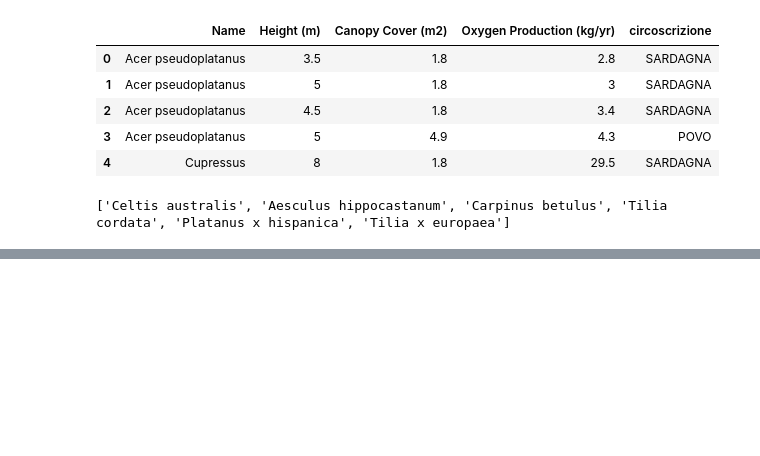
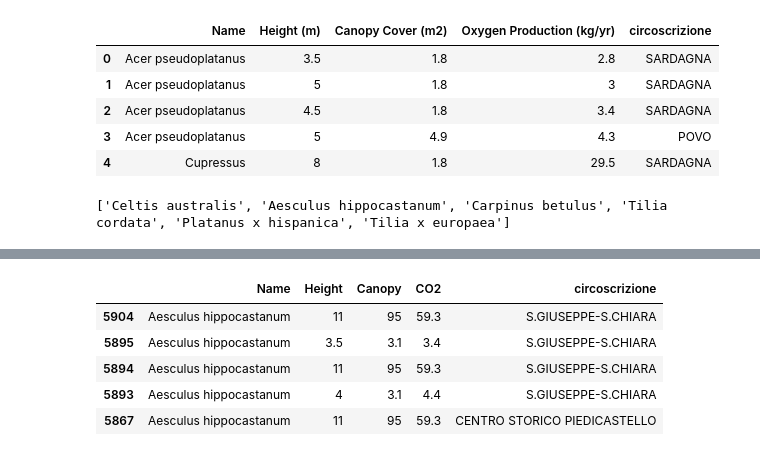
Before and after one commit to IncapacheSpark/IncapacheSpark.github.io, a Jupyter notebook: python/Preprocessing_ass2.ipynb, the cells around one changed output, grey strips where cells are left out. Drawn from its saved outputs; the diff is of its cells as text; code cells hidden in the pictures; blank space fills up the shorter version.

Commit message:
Rename column csv

```diff
--- a/python/Preprocessing_ass2.ipynb
+++ b/python/Preprocessing_ass2.ipynb
@@ -89,4 +89,14 @@ ass2_df.head(500)
 | 1887 | Aesculus hippocastanum | 8 | 38.5 | 35.5 | S.GIUSEPPE-S.CHIARA |
 | 1888 | Aesculus hippocastanum | 7 | 12.6 | 20.8 | S.GIUSEPPE-S.CHIARA |
 | 1889 | Aesculus hippocastanum | 8 | 12.6 | 25.5 | S.GIUSEPPE-S.CHIARA |
+# %%
+ass2_df = ass2_df.rename(columns={"Height (m)": "Height", "Canopy Cover (m2)": "Canopy", "Oxygen Production (kg/yr)": "CO2"})
+ass2_df.head()
+# %% [output]
+|  | Name | Height | Canopy | CO2 | circoscrizione |
+| 5904 | Aesculus hippocastanum | 11 | 95 | 59.3 | S.GIUSEPPE-S.CHIARA |
+| 5895 | Aesculus hippocastanum | 3.5 | 3.1 | 3.4 | S.GIUSEPPE-S.CHIARA |
+| 5894 | Aesculus hippocastanum | 11 | 95 | 59.3 | S.GIUSEPPE-S.CHIARA |
+| 5893 | Aesculus hippocastanum | 4 | 3.1 | 4.4 | S.GIUSEPPE-S.CHIARA |
+| 5867 | Aesculus hippocastanum | 11 | 95 | 59.3 | CENTRO STORICO PIEDICASTELLO |
 # %%
```
Also changed, not shown: parts of 1 cell of this notebook, 3 other files.
